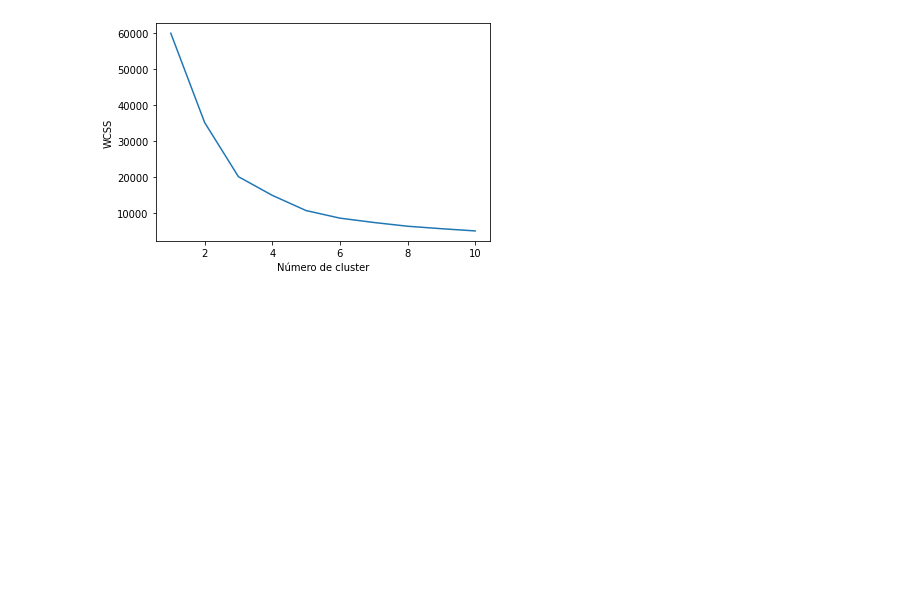
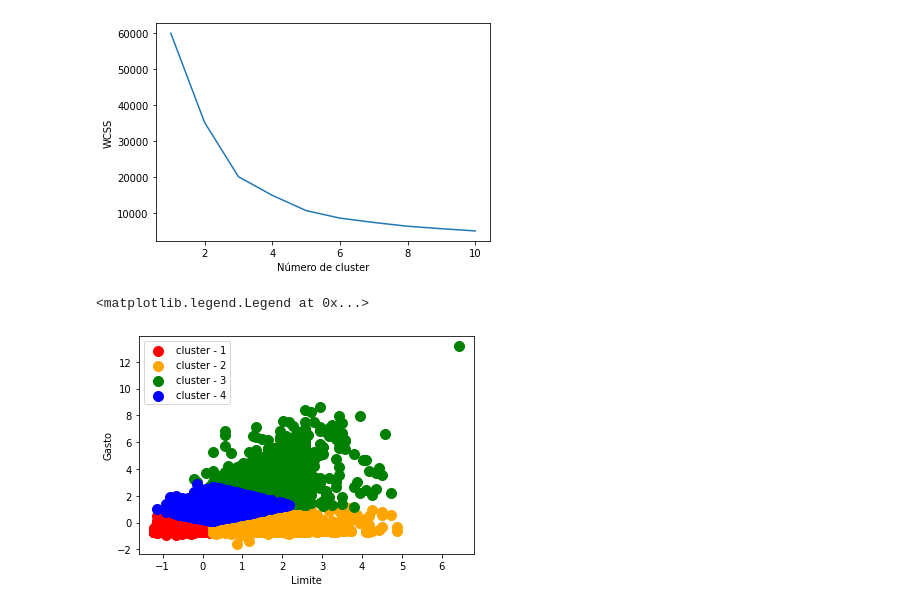
Before and after one commit to andrade-lcs/python_machine_learning, a Jupyter notebook: kmeans_credito.ipynb, the cells around one changed output. Cells and saved outputs as stored; diff of their text form; code cells hidden in the pictures; blank space fills up the shorter version.

```diff
--- a/kmeans_credito.ipynb
+++ b/kmeans_credito.ipynb
@@ -35,3 +36,17 @@ plt.ylabel('WCSS')
 # %% [output]
 Text(0, 0.5, 'WCSS')
 [figure]
+# %%
+kmean = KMeans(n_clusters=4, random_state=0)
+previsoes = kmean.fit_predict(x)
+# %%
+plt.scatter(x[previsoes == 0, 0], x[previsoes == 0 , 1], s=100, c='red', label='cluster - 1')
+plt.scatter(x[previsoes == 1, 0], x[previsoes == 1 , 1], s=100, c='orange', label='cluster - 2')
+plt.scatter(x[previsoes == 2, 0], x[previsoes == 2 , 1], s=100, c='green', label='cluster - 3')
+plt.scatter(x[previsoes == 3, 0], x[previsoes == 3 , 1], s=100, c='blue', label='cluster - 4')
+plt.xlabel('Limite')
+plt.ylabel('Gasto')
+plt.legend()
+# %% [output]
+<matplotlib.legend.Legend at 0x...>
+[figure, added]
```
Also changed, not shown: parts of 3 cells of this notebook.
